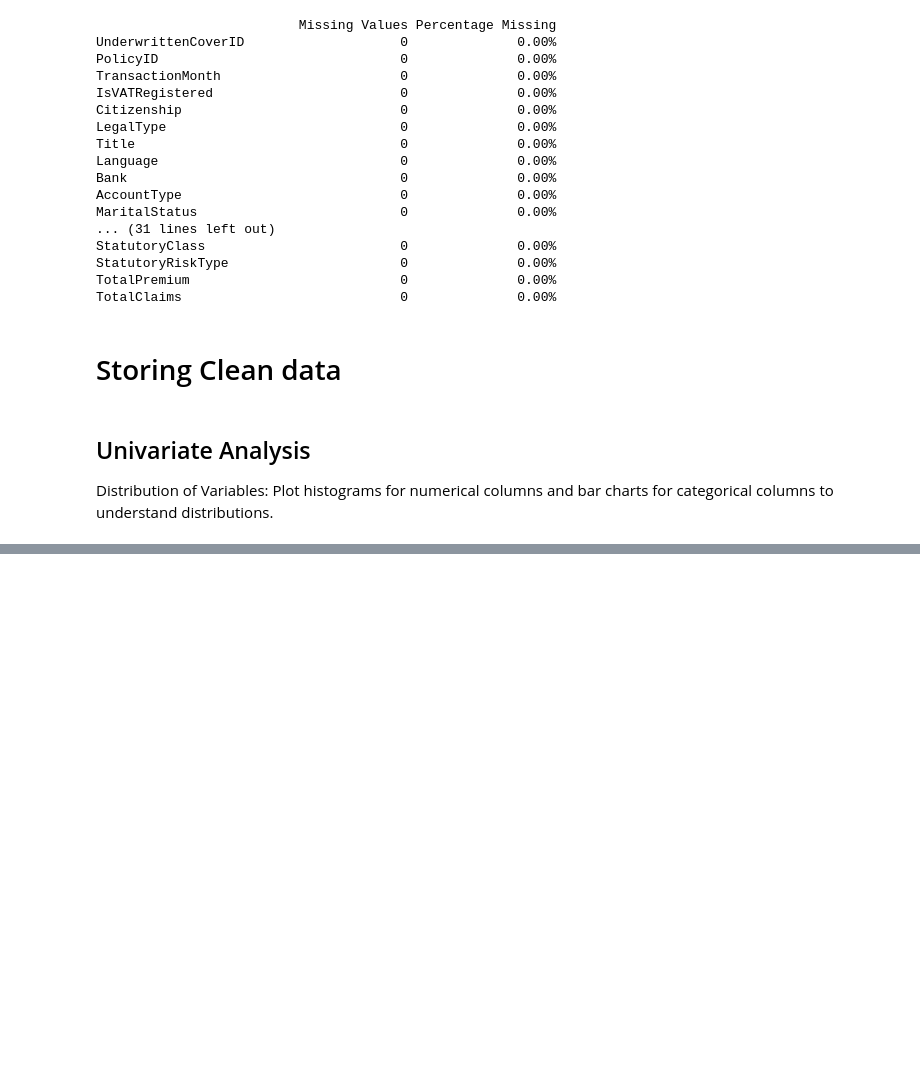
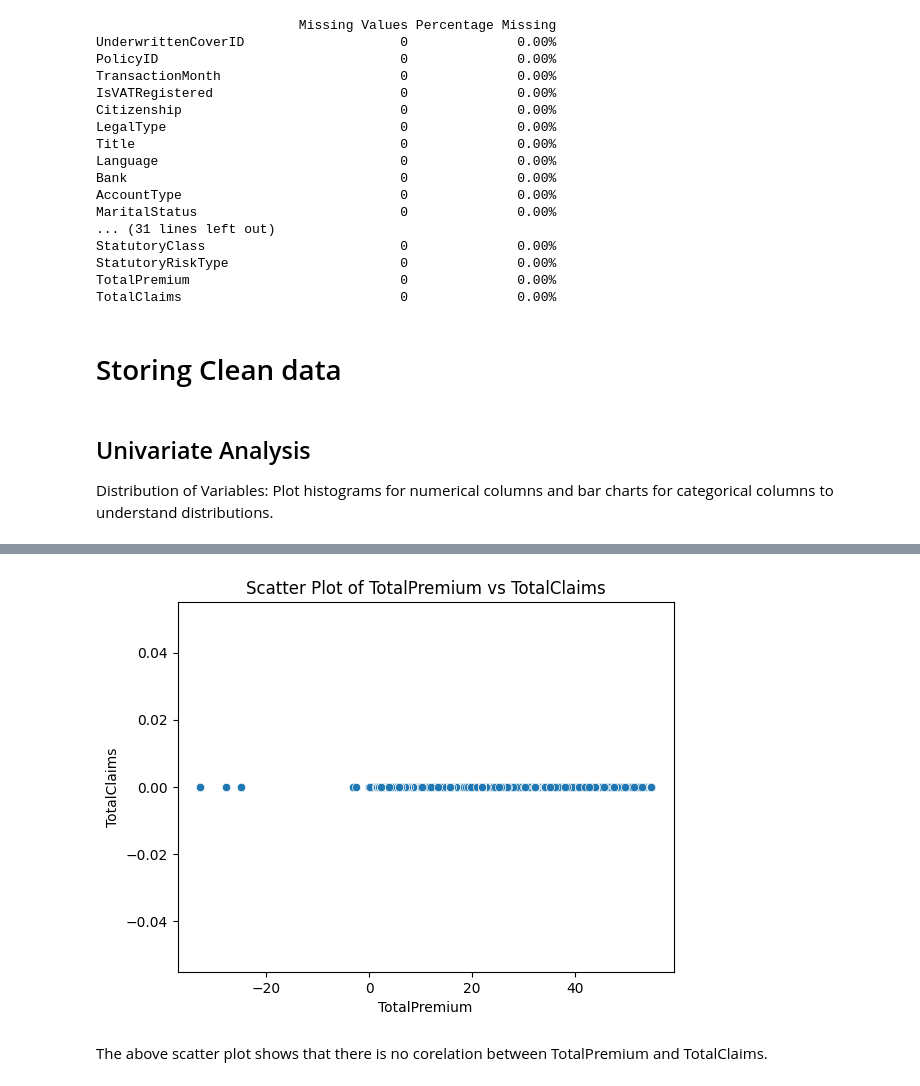
Before and after one commit to der-bew/ACIS_predictive_analysis, a Jupyter notebook: notebooks/EDA.ipynb, the cells around one changed output, grey strips where cells are left out. Saved outputs shown, nothing was run; the diff lists cells and outputs as text; code cells hidden in the pictures; blank space fills up the shorter version.

```diff
--- a/notebooks/EDA.ipynb
+++ b/notebooks/EDA.ipynb
@@ -162,0 +185,7 @@ for cols in numeric_df.columns:
+# %%
+# scatter plot
+visualizer.plot_scatter(clean_acis_df, 'TotalPremium', 'TotalClaims')
+# %% [output]
+[figure, added]
+# %% [markdown]
+The above scatter plot shows that there is no corelation between TotalPremium and TotalClaims.
```
Also changed, not shown: parts of 13 cells of this notebook.
